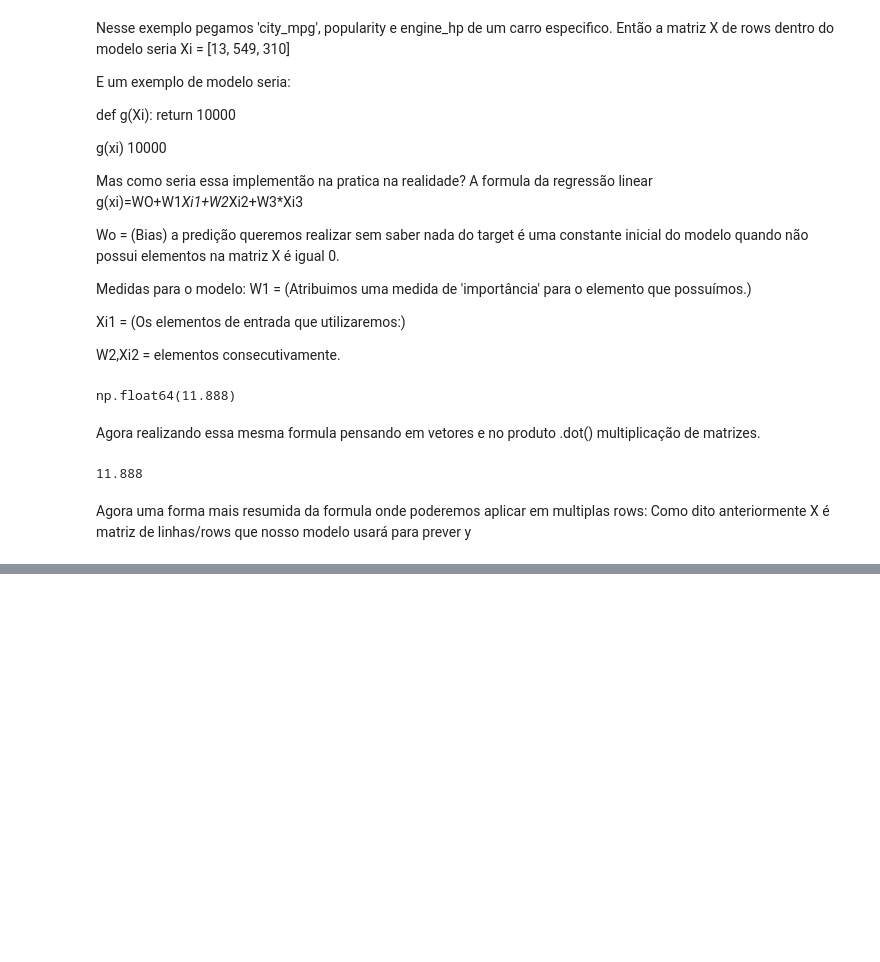
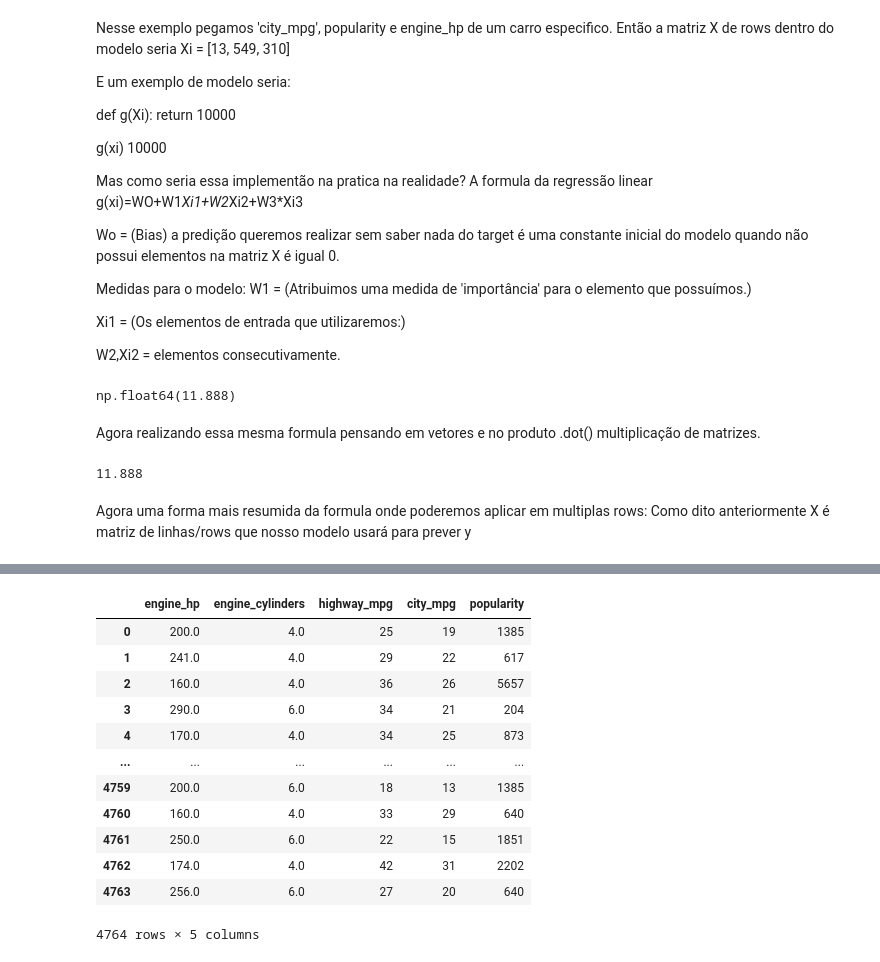
Before and after one commit to carlosr2000/MLZoomCampCarlos2026, a Jupyter notebook: ML Zoomcamp/2 - Regressão/Anotações.ipynb, the cells around one changed output, grey strips where cells are left out. Cells and saved outputs as stored; diff of their text form; code cells hidden in the pictures; blank space fills up the shorter version.

```diff
--- a/ML Zoomcamp/2 - Regressão/Anotações.ipynb
+++ b/ML Zoomcamp/2 - Regressão/Anotações.ipynb
@@ -304,0 +383,17 @@ array([12.38 , 13.552, 12.312])
+# %%
+base = ['engine_hp','engine_cylinders','highway_mpg','city_mpg','popularity']
+df_train[base] # para visualizar apenas as colunas listada.
+# %% [output]
+|  | engine_hp | engine_cylinders | highway_mpg | city_mpg | popularity |
+| 0 | 200.0 | 4.0 | 25 | 19 | 1385 |
+| 1 | 241.0 | 4.0 | 29 | 22 | 617 |
+| 2 | 160.0 | 4.0 | 36 | 26 | 5657 |
+| 3 | 290.0 | 6.0 | 34 | 21 | 204 |
+| 4 | 170.0 | 4.0 | 34 | 25 | 873 |
+| ... | ... | ... | ... | ... | ... |
+| 4759 | 200.0 | 6.0 | 18 | 13 | 1385 |
+| 4760 | 160.0 | 4.0 | 33 | 29 | 640 |
+| 4761 | 250.0 | 6.0 | 22 | 15 | 1851 |
+| 4762 | 174.0 | 4.0 | 42 | 31 | 2202 |
+| 4763 | 256.0 | 6.0 | 27 | 20 | 640 |
+4764 rows × 5 columns
```
Also changed, not shown: parts of 19 cells of this notebook.
